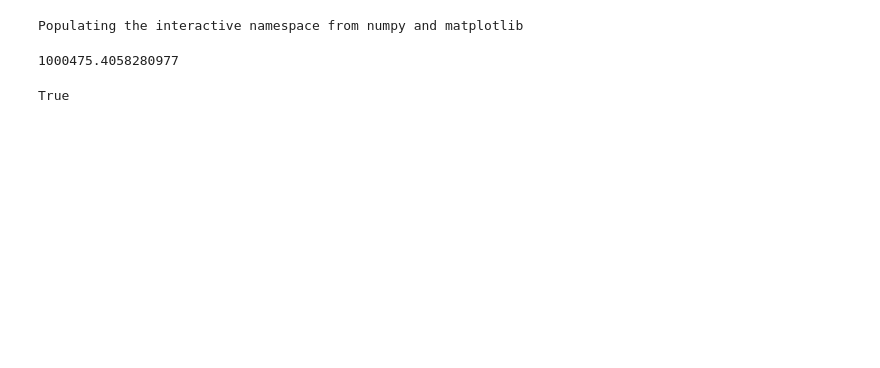
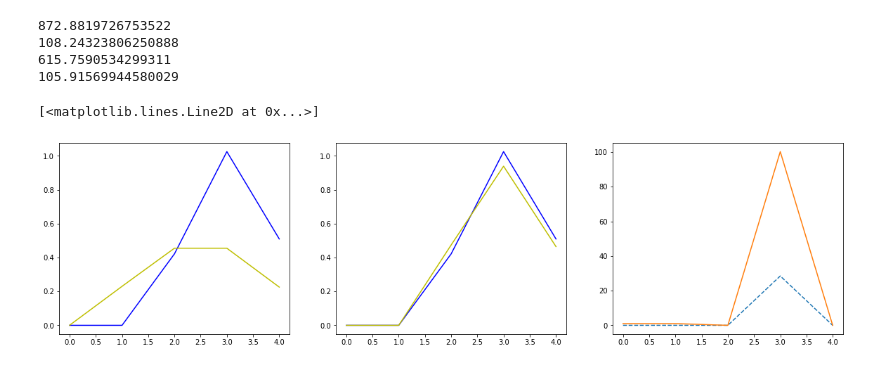
Before and after one commit to vaibrainium/decision-models, a Jupyter notebook: notebooks/0.1_vaib_likelihood.ipynb, the cells around one changed output. Drawn from its saved outputs; the diff is of its cells as text; code cells hidden in the pictures; blank space fills up the shorter version.

Commit message:
updated likelihood function with test
QMLE and PDE likelihood method included.

```diff
--- a/notebooks/0.1_vaib_likelihood.ipynb
+++ b/notebooks/0.1_vaib_likelihood.ipynb
@@ -1,20 +12,16 @@
 # %%
-# OPTIONAL: Load the "autoreload" extension so that code can change
-%load_ext autoreload
-# Always reload modules so that as you change code in src, it gets loaded
-%autoreload
-
-# %%capture --no-display
-%matplotlib inline
-%pylab inline
-
 import numpy as np
 from matplotlib import pyplot as plt
 from IPython.display import clear_output
+import pandas as pd
+from KDEpy import FFTKDE  # Fastest 1D algorithm
 
 from src.DDM import *
 from src.IAM import *
 from src.dynamic_parameters import *
+from src.likelihood_estimation import *
+
+data_path = "./../data/"
+df = pd.read_csv(data_path + 'rt_data.csv')
+data = df['rt_data'].to_numpy()
-# %% [output]
-Populating the interactive namespace from numpy and matplotlib
 # %%
@@ -72,14 +101,43 @@ def get_QMLE(RT_model, RT_data, nbins=9):
 # %%
 
-data = np.arange(2,4,1/100)
-model = np.arange(2.1,4.1,1/100)
+RT_data = np.arange(1,3,1/100)
+RT_model = np.arange(2.1,4,1/100)
+print(get_llh_QMLE(RT_model, RT_data, nbins=20))
+print(get_llh_PDE(RT_model, RT_data))
 
-# get_QMLE(model,data, 9)
-llh = get_QMLE(model,data, 10)
-llh
+RT_data = np.arange(2,4,1/100)
+RT_model = np.arange(2.1,4,1/100)
+print(get_llh_QMLE(RT_model, RT_data, nbins=20))
+print(get_llh_PDE(RT_model, RT_data))
 # %% [output]
-1000475.4058280977
+872.8819726753522
+108.24323806250888
+615.7590534299311
+105.91569944580029
-# %%
-(np.array([1,2,3]) < 2).any()
-# %% [output]
-True
+# %%
+
+fig, ax = plt.subplots(1,3,figsize=(20,5))
+RT_data = np.arange(1,4,1/100)
+RT_model = np.arange(2.1,4,1/100)
+RT_range = np.arange(np.max(RT_data)+1)
+PDE_model = FFTKDE(kernel='gaussian', bw='silverman').fit(RT_model).evaluate(RT_range)
+PDE_data = FFTKDE(kernel='gaussian', bw='silverman').fit(RT_data).evaluate(RT_range)
+N_data = PDE_data * len(RT_data)  # Converting probability to total number of trials
+likelihood = (PDE_model ** N_data)
+ax[0].plot(PDE_model,'b')
+ax[0].plot(PDE_data,'y')
+ax[2].plot(likelihood,'--')
+
+RT_data = np.arange(2,4,1/100)
+RT_model = np.arange(2.1,4,1/100)
+RT_range = np.arange(np.max(RT_data)+1)
+PDE_model = FFTKDE(kernel='gaussian', bw='silverman').fit(RT_model).evaluate(RT_range)
+PDE_data = FFTKDE(kernel='gaussian', bw='silverman').fit(RT_data).evaluate(RT_range)
+N_data = PDE_data * len(RT_data)  # Converting probability to total number of trials
+likelihood = (PDE_model ** N_data)
+ax[1].plot(PDE_model,'b')
+ax[1].plot(PDE_data,'y')
+ax[2].plot(likelihood,'-')
+# %% [output]
+[<matplotlib.lines.Line2D at 0x...>]
+[figure, added]
```
Also changed, not shown: parts of 3 cells of this notebook, 2 other files.
